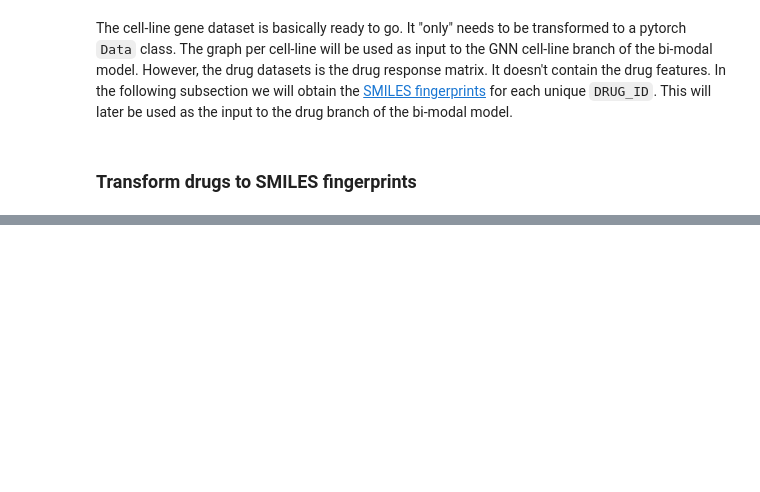
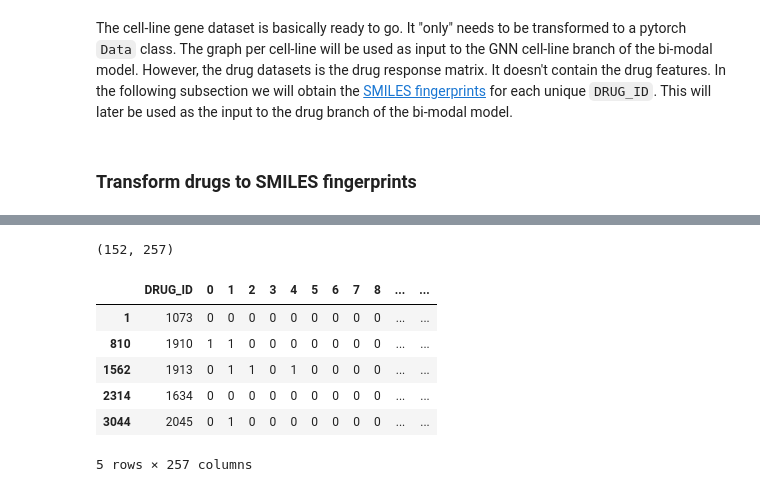
Before and after one commit to PeeteKeesel/gnn-for-drug-response-prediction, a Jupyter notebook: 11_v1_GraphTab.ipynb, the cells around one changed output, grey strips where cells are left out. Saved outputs shown, nothing was run; the diff lists cells and outputs as text; code cells hidden in the pictures; blank space fills up the shorter version.

```diff
--- a/11_v1_GraphTab.ipynb
+++ b/11_v1_GraphTab.ipynb
@@ -77,0 +182,13 @@ drug_name_fps.head(5)
+# %%
+fingerprints = drug_name_smiles_v3.loc[:, ~drug_name_smiles_v3.columns.isin(['DRUG_NAME'])]
+print(fingerprints.shape)
+fingerprints.head(5)
+# %% [output]
+(152, 257)
+|  | DRUG_ID | 0 | 1 | 2 | 3 | 4 | 5 | 6 | 7 | 8 | ... | ... |
+| 1 | 1073 | 0 | 0 | 0 | 0 | 0 | 0 | 0 | 0 | 0 | ... | ... |
+| 810 | 1910 | 1 | 1 | 0 | 0 | 0 | 0 | 0 | 0 | 0 | ... | ... |
+| 1562 | 1913 | 0 | 1 | 1 | 0 | 1 | 0 | 0 | 0 | 0 | ... | ... |
+| 2314 | 1634 | 0 | 0 | 0 | 0 | 0 | 0 | 0 | 0 | 0 | ... | ... |
+| 3044 | 2045 | 0 | 1 | 0 | 0 | 0 | 0 | 0 | 0 | 0 | ... | ... |
+5 rows × 257 columns
```
Also changed, not shown: parts of 21 cells of this notebook, 3 other files.
